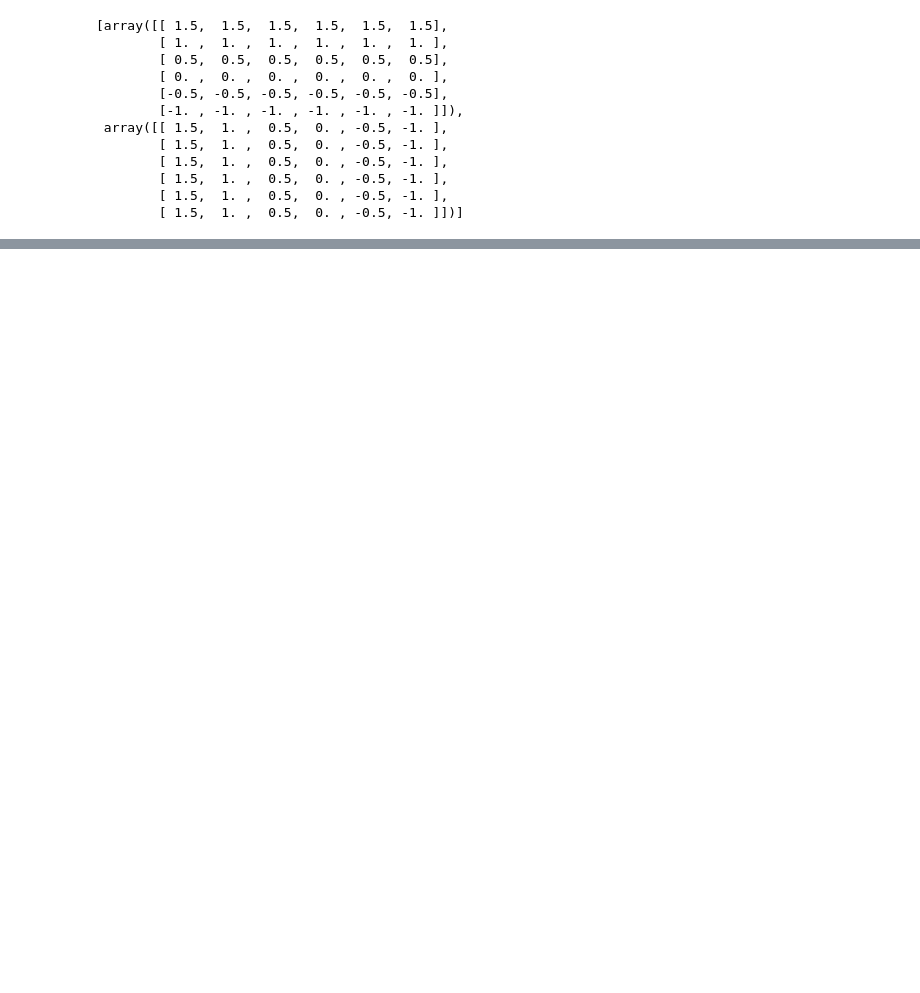
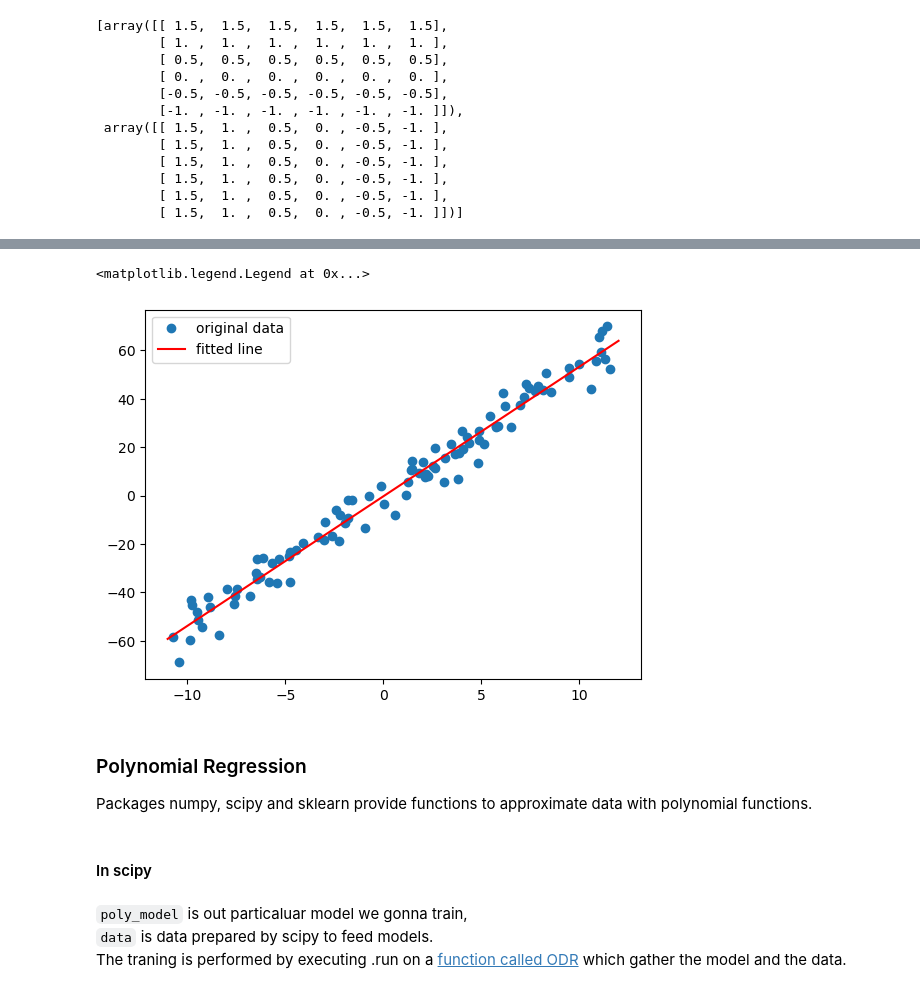
Before and after one commit to Polatucha16/collective_dynamics_lab, a Jupyter notebook: 06 gradients and linear regression.ipynb, the cells around one changed output, grey strips where cells are left out. Cells and saved outputs as stored; diff of their text form; code cells hidden in the pictures; blank space fills up the shorter version.

````diff
--- a/06 gradients and networkX.ipynb
+++ b/06 gradients and linear regression.ipynb
@@ -125,0 +189,31 @@ This is true exercise, i dont know the answer, some ideas(or misleading ideas):
+# %%
+# linear regression ML sklearn
+from sklearn.linear_model import LinearRegression
+
+if 'x' in globals(): del x
+if 'y' in globals(): del y
+
+reg = LinearRegression()       # this is our black-box
+
+""" We feed black box data about x and y coordiinates
+    LinearRegression do not accept 1-dim arrays therefore *.reshape(-1,1) """
+reg.fit( pts.T[0].reshape(-1,1), pts.T[1].reshape(-1,1) )
+
+x = np.linspace(lbound, rbound, 10).reshape(-1,1)
+y = reg.predict(x)            # here we USE the model reg
+
+plt.plot(*pts.T, 'o', label='original data')
+plt.plot(x, y, 'r', label='fitted line')
+plt.legend()
+
+# # What is going on outside lbound, rbound:
+# x_out = np.linspace(lbound-50, rbound+50, 10).reshape(-1,1)
+# y_out = reg.predict(x_out)
+# plt.plot(x_out, y_out, 'r')
+# plt.show()
+# %% [output]
+<matplotlib.legend.Legend at 0x...>
+[figure, added]
+# %% [markdown]
+### Polynomial Regression
+Packages numpy, scipy and sklearn provide functions to approximate data with polynomial functions.
@@ -125,0 +234,2 @@ This is true exercise, i dont know the answer, some ideas(or misleading ideas):
+# %% [markdown]
+#### In scipy
@@ -125,0 +245,4 @@ This is true exercise, i dont know the answer, some ideas(or misleading ideas):
+# %% [markdown]
+```poly_model``` is out particaluar model we gonna train,\
+```data``` is data prepared by scipy to feed models.\
+The traning is performed by executing .run on a [function called ODR](https://docs.scipy.org/doc/scipy/reference/generated/scipy.odr.ODR.html#scipy.odr.ODR) which gather the model and the data.
````
Also changed, not shown: parts of 17 cells of this notebook.
